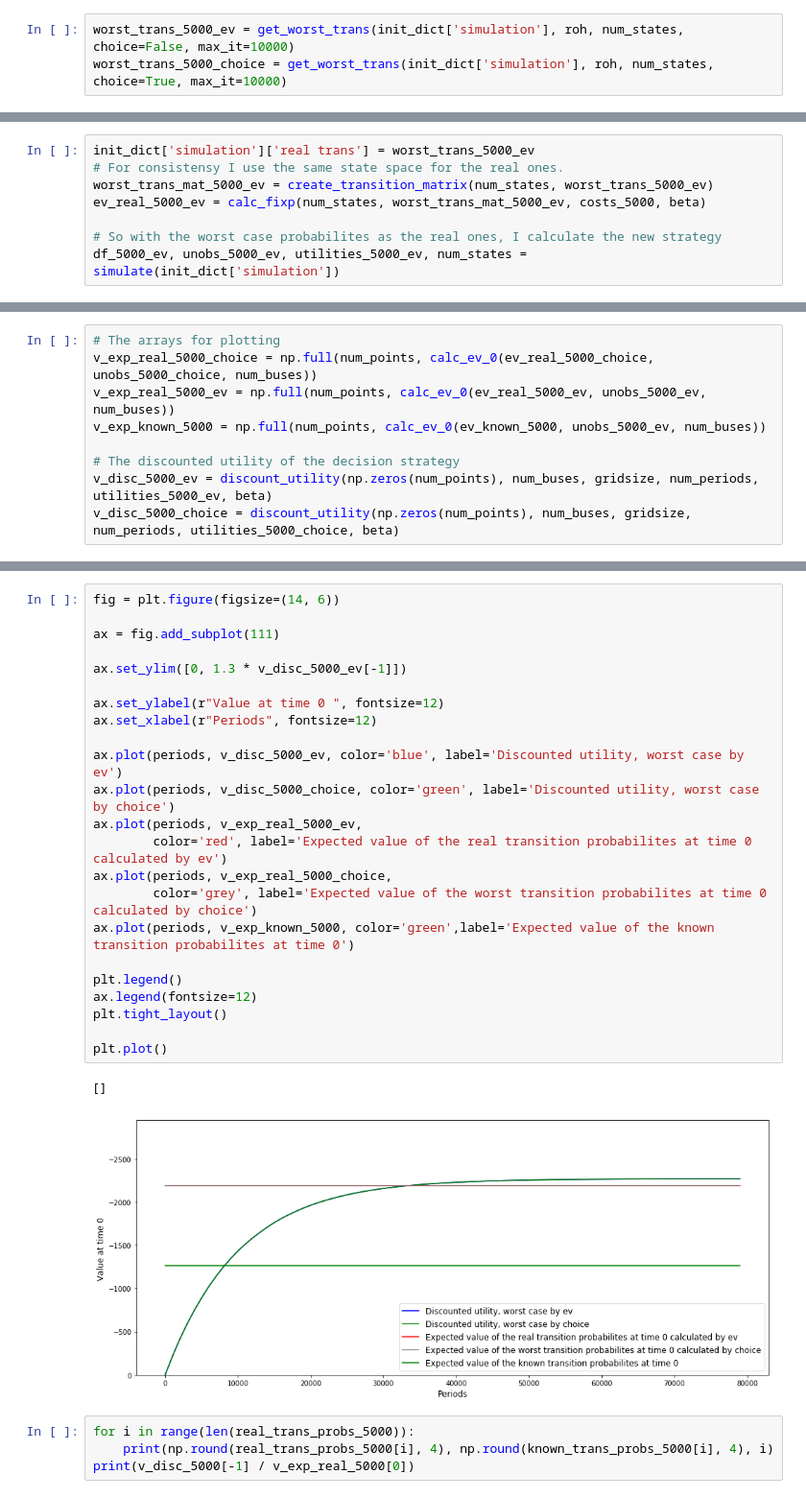
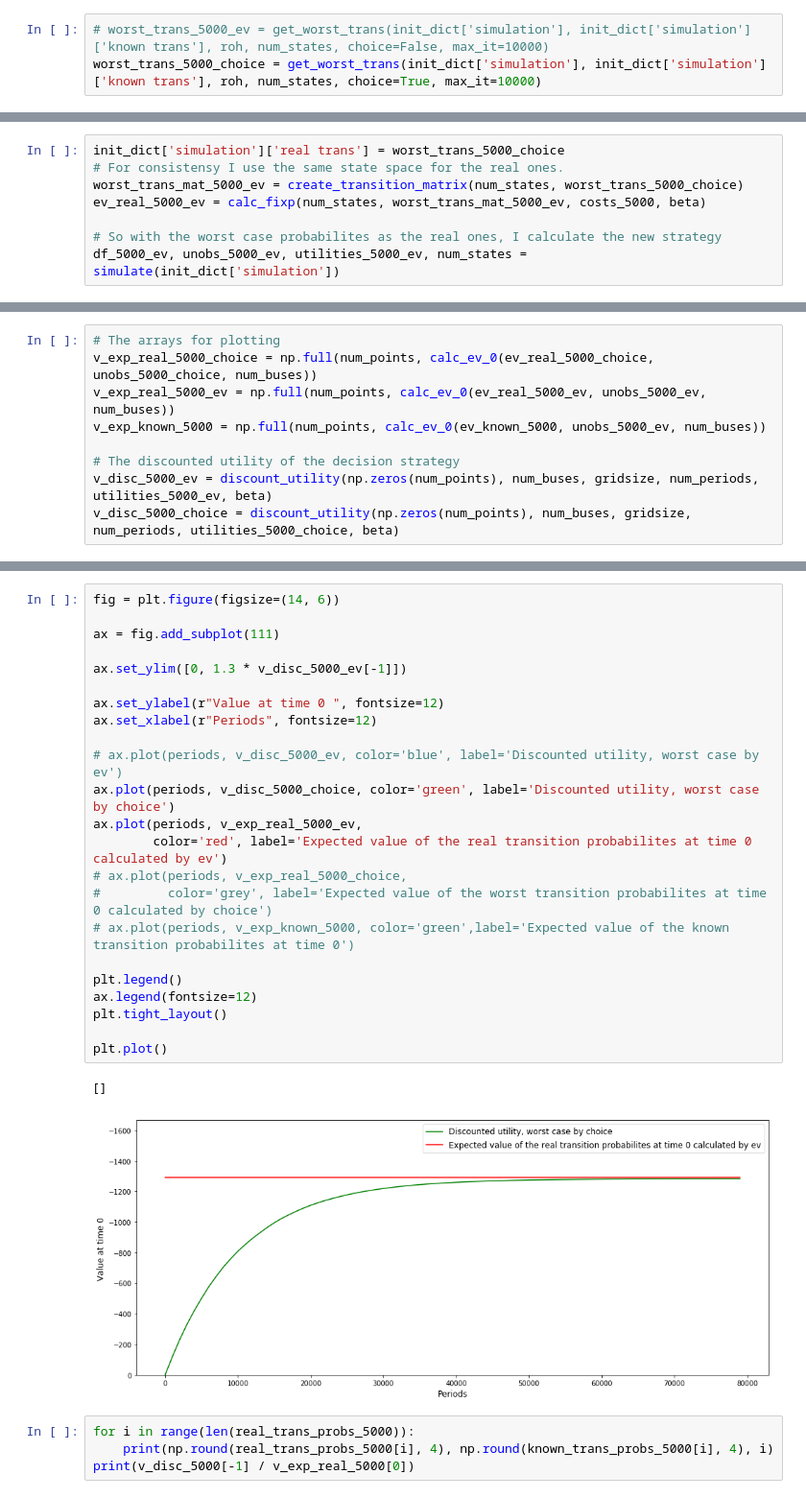
Before and after one commit to OpenSourceEconomics/ruspy, a Jupyter notebook: promotion/Plots and Problems/Plots and problems.ipynb, the cells around one changed output, grey strips where cells are left out. Shown at 96% size. Saved outputs shown, nothing was run; the diff lists cells and outputs as text.

```diff
--- a/promotion/Plots and Problems/Plots and problems.ipynb
+++ b/promotion/Plots and Problems/Plots and problems.ipynb
@@ -229,8 +240,8 @@ roh
 init_dict['simulation']['known trans'] = trans_results_5000['x']
 init_dict['simulation']['params'] = cost_results_5000['x']
 # %%
-worst_trans_5000_ev = get_worst_trans(init_dict['simulation'], roh, num_states, choice=False, max_it=10000)
-worst_trans_5000_choice = get_worst_trans(init_dict['simulation'], roh, num_states, choice=True, max_it=10000)
+# worst_trans_5000_ev = get_worst_trans(init_dict['simulation'], init_dict['simulation']['known trans'], roh, num_states, choice=False, max_it=10000)
+worst_trans_5000_choice = get_worst_trans(init_dict['simulation'], init_dict['simulation']['known trans'], roh, num_states, choice=True, max_it=10000)
 # %%
 # This state space is enough and by setting it manually at lot of time is saved
 num_states = 250
@@ -244,9 +255,9 @@ known_trans_mat_5000 = create_transition_matrix(num_states, known_trans_probs_50
 ev_known_5000 = calc_fixp(num_states, known_trans_mat_5000, costs_5000, beta)
 init_dict['simulation']['ev_known'] = ev_known_5000
 # %%
-init_dict['simulation']['real trans'] = worst_trans_5000_ev
+init_dict['simulation']['real trans'] = worst_trans_5000_choice
 # For consistensy I use the same state space for the real ones.
-worst_trans_mat_5000_ev = create_transition_matrix(num_states, worst_trans_5000_ev)
+worst_trans_mat_5000_ev = create_transition_matrix(num_states, worst_trans_5000_choice)
 ev_real_5000_ev = calc_fixp(num_states, worst_trans_mat_5000_ev, costs_5000, beta)
 
 # So with the worst case probabilites as the real ones, I calculate the new strategy
@@ -271,29 +290,29 @@ v_disc_5000_choice = discount_utility(np.zeros(num_points), num_buses, gridsize,
 # %%
 fig = plt.figure(figsize=(14, 6))
 
 ax = fig.add_subplot(111)
 
 ax.set_ylim([0, 1.3 * v_disc_5000_ev[-1]])
 
 ax.set_ylabel(r"Value at time 0 ", fontsize=12)
 ax.set_xlabel(r"Periods", fontsize=12)
 
-ax.plot(periods, v_disc_5000_ev, color='blue', label='Discounted utility, worst case by ev')
+# ax.plot(periods, v_disc_5000_ev, color='blue', label='Discounted utility, worst case by ev')
 ax.plot(periods, v_disc_5000_choice, color='green', label='Discounted utility, worst case by choice')
 ax.plot(periods, v_exp_real_5000_ev,
         color='red', label='Expected value of the real transition probabilites at time 0 calculated by ev')
-ax.plot(periods, v_exp_real_5000_choice,
-        color='grey', label='Expected value of the worst transition probabilites at time 0 calculated by choice')
-ax.plot(periods, v_exp_known_5000, color='green',label='Expected value of the known transition probabilites at time 0')
+# ax.plot(periods, v_exp_real_5000_choice,
+#         color='grey', label='Expected value of the worst transition probabilites at time 0 calculated by choice')
+# ax.plot(periods, v_exp_known_5000, color='green',label='Expected value of the known transition probabilites at time 0')
 
 plt.legend()
 ax.legend(fontsize=12)
 plt.tight_layout()
 
 plt.plot()
 # %% [output]
 []
-[figure, old version]
+[figure, new version]
 # %%
 for i in range(len(real_trans_probs_5000)):
     print(np.round(real_trans_probs_5000[i], 4), np.round(known_trans_probs_5000[i], 4), i)
```
Also changed, not shown: parts of 5 cells of this notebook, 4 other files.
